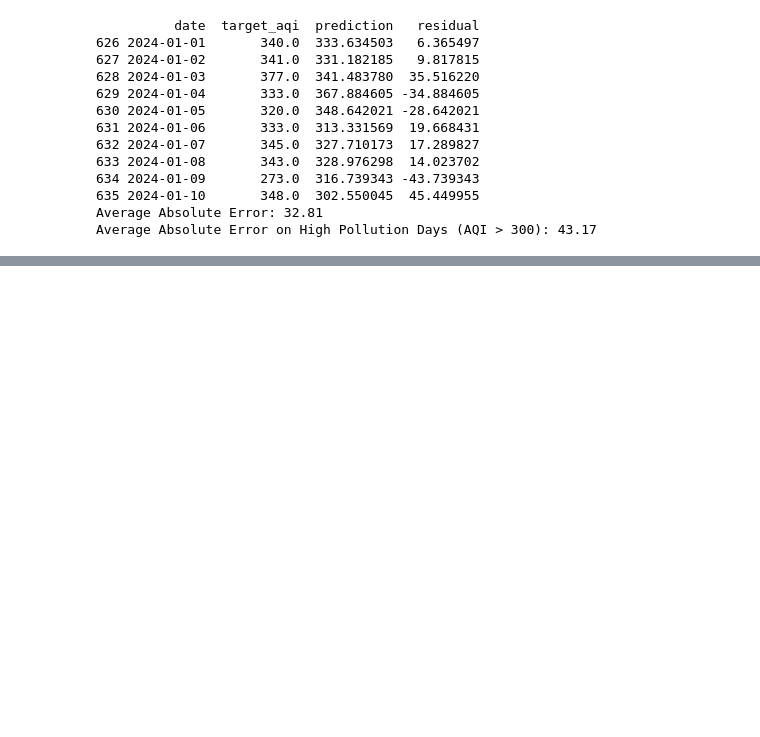
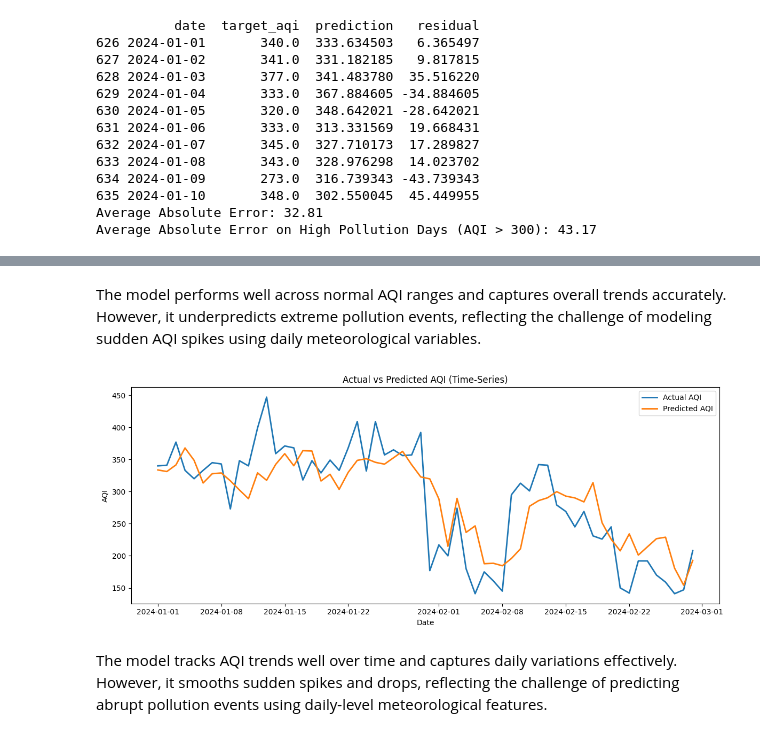
Before and after one commit to Namiiii-sys/Delhi-AQI-Forecast, a Jupyter notebook: notebooks/02_Model-Development.ipynb, the cells around one changed output, grey strips where cells are left out. Drawn from its saved outputs; the diff is of its cells as text; code cells hidden in the pictures; blank space fills up the shorter version.

```diff
--- a/notebooks/02_Model-Development.ipynb
+++ b/notebooks/02_Model-Development.ipynb
@@ -253,0 +294,22 @@ Average Absolute Error on High Pollution Days (AQI > 300): 43.17
+# %% [markdown]
+The model performs well across normal AQI ranges and captures overall trends accurately. However, it underpredicts extreme pollution events, reflecting the challenge of modeling sudden AQI spikes using daily meteorological variables.
+# %%
+# picking a small continuous window
+sample = test_df.iloc[:60]  # ~2 months
+
+plt.figure(figsize=(12, 5))
+
+plt.plot(sample['date'], sample['target_aqi'], label='Actual AQI', linewidth=2)
+plt.plot(sample['date'], sample['prediction'], label='Predicted AQI', linewidth=2)
+
+plt.xlabel('Date')
+plt.ylabel('AQI')
+plt.title('Actual vs Predicted AQI (Time-Series)')
+plt.legend()
+plt.tight_layout()
+plt.savefig('../data/outputs/charts/Evaluation/actual_vs_predicted_aqi_timeseries.png')
+plt.show()
+# %% [output]
+[figure, added]
+# %% [markdown]
+The model tracks AQI trends well over time and captures daily variations effectively. However, it smooths sudden spikes and drops, reflecting the challenge of predicting abrupt pollution events using daily-level meteorological features.
```
Also changed, not shown: parts of 3 cells of this notebook, 18 other files.
